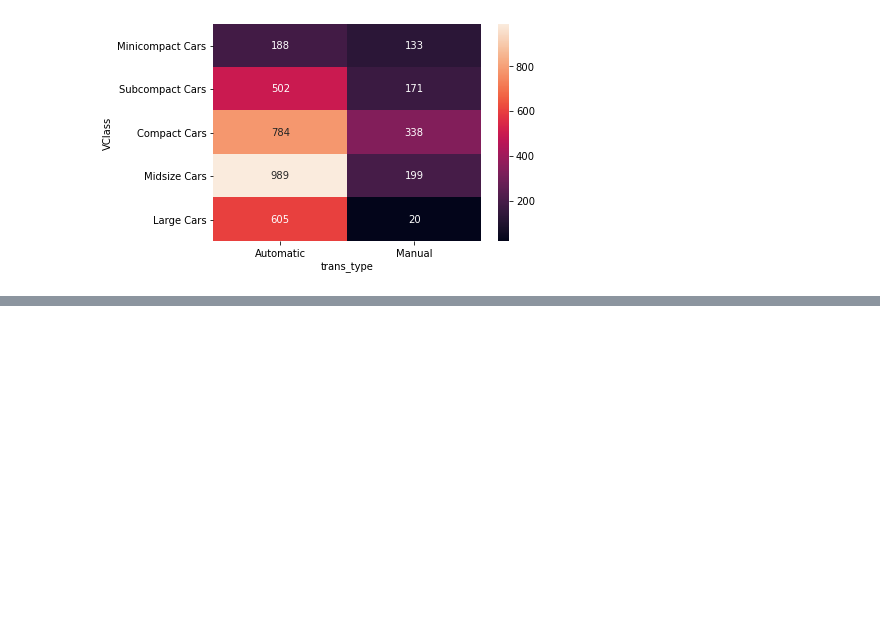
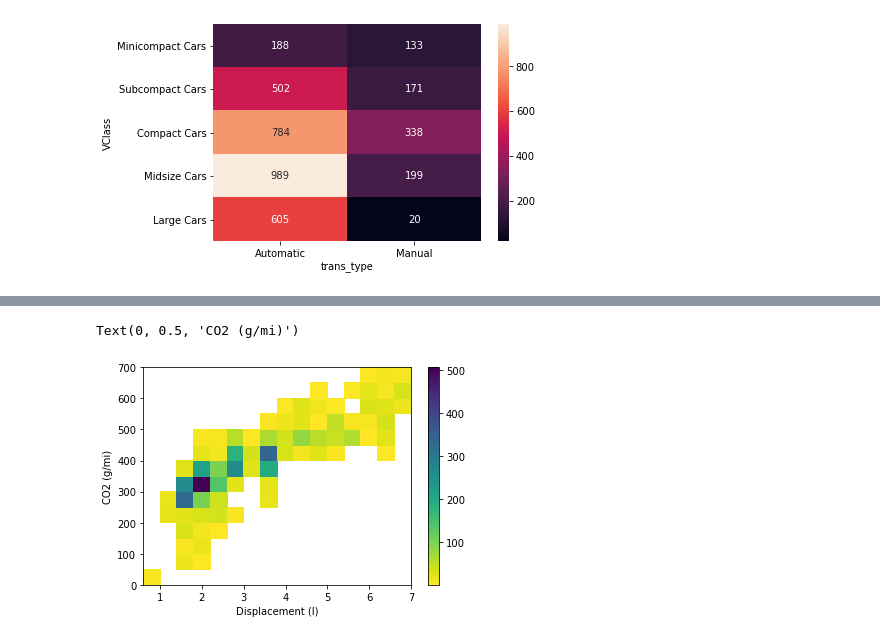
Before and after one commit to Alex-YuZ/Data-Visualization, a Jupyter notebook: Heat_Map.ipynb, the cells around one changed output, grey strips where cells are left out. Cells and saved outputs as stored; diff of their text form; code cells hidden in the pictures; blank space fills up the shorter version.

Commit message:
feat: Add example demo on displacement v.s co2 emmision heat map

```diff
--- a/Heat_Map.ipynb
+++ b/Heat_Map.ipynb
@@ -226,0 +231,18 @@ sns.heatmap(ct_counts, annot=True, fmt='.0f');
+# %%
+fuel_econ = pd.read_csv('fuel-econ.csv')
+
+# set the bin size for both variables
+bins_x = np.arange(0.6, fuel_econ['displ'].max()+0.4, 0.4)
+bins_y = np.arange(0, fuel_econ['co2'].max()+50, 50)
+
+# plot the heat map
+plt.hist2d(data = fuel_econ, x = 'displ', y = 'co2', bins = [bins_x, bins_y],
+           cmap = 'viridis_r', cmin = 0.5)
+
+plt.colorbar()
+
+plt.xlabel('Displacement (l)')
+plt.ylabel('CO2 (g/mi)')
+# %% [output]
+Text(0, 0.5, 'CO2 (g/mi)')
+[figure, added]
```
Also changed, not shown: parts of 3 cells of this notebook.
